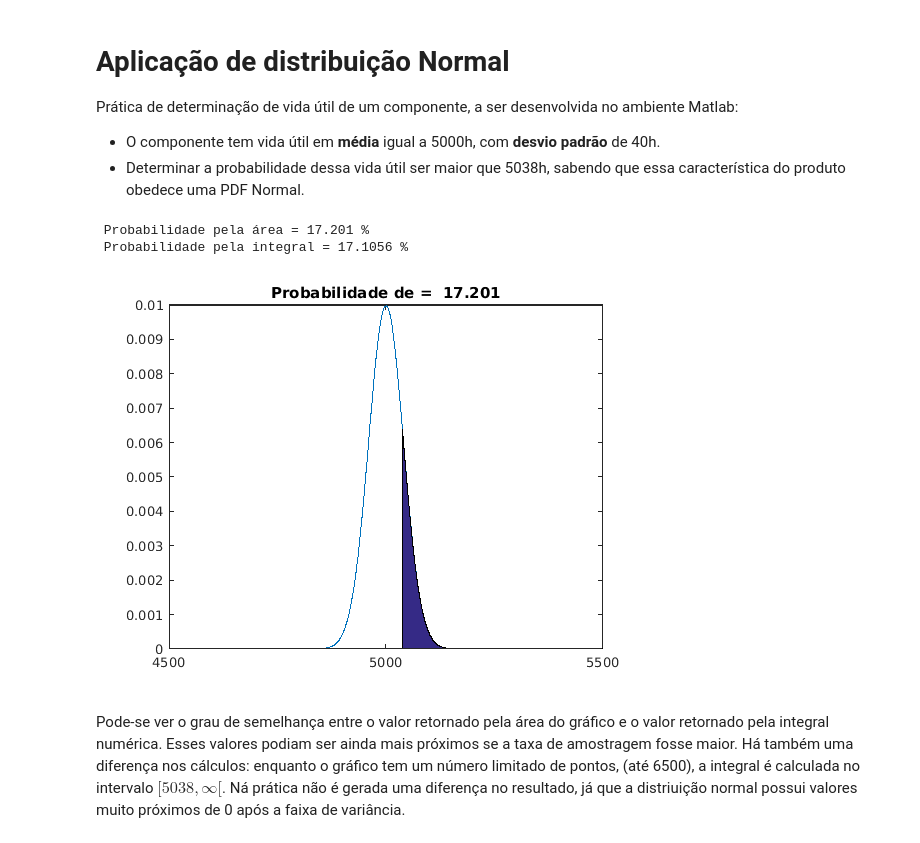
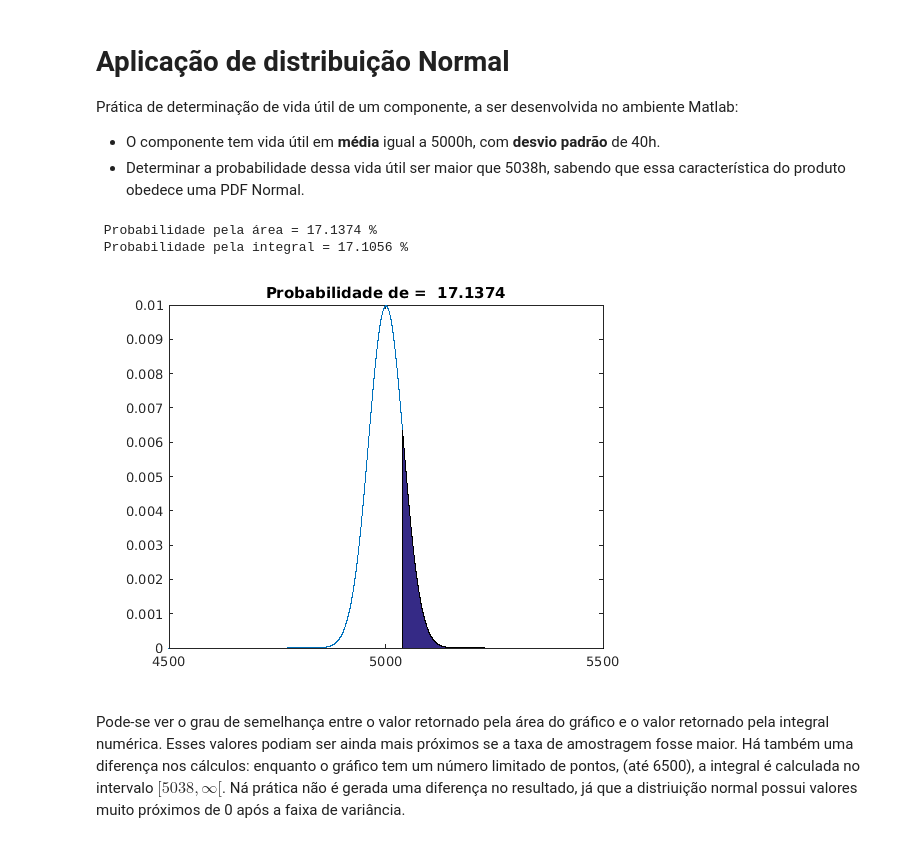
Before and after one commit to fellipe-leandro/fellipe_DCO2004, a Jupyter notebook: H07/D01 - H07.ipynb, the cells around one changed output. Saved outputs shown, nothing was run; the diff lists cells and outputs as text; code cells hidden in the pictures.

```diff
--- a/H07/D01 - H07.ipynb
+++ b/H07/D01 - H07.ipynb
@@ -131,34 +131,34 @@ Prática de determinação de vida útil  de um componente, a ser desenvolvida n
 # %%
 clc;clear all; close all;
 %% Parâmetros
 mu = 5000;                                                 % Média
 sigma = 40;                                                % Desvio padrâo
 T=0.1;                                                     % Taxa de amostragem
 Ti=3500;
 Tf=6500;
 x=Ti:T:Tf;                                               % Eixo x
 point=5038;                                              %Ponto de referencia
 % Distribuição
 DistNorm=normpdf(x,mu,sigma);                           % Distribuição normal
 % Estimação da probabilidade
 % Encontra o local que se deseja estimar:
-indices = round((point-Ti)/T):round((Tf-Ti)/T);
+indices = round((point-Ti)/T)+1:round((Tf-Ti)/T)+1;
 prob1=sum(DistNorm(indices))*T*100;                     % Probabilidade de um evento ocorrer no intervalo
 plot(x,DistNorm);
 xlim([4500 5500])
 title([ 'Probabilidade de =  ' num2str(prob1)  ]);      % Mostra valor verdadeiro de prob1
 hold on;
 area(x(indices),DistNorm(indices));                      % Probabilidade
 % Outra maneira de calcular
 syms xs fs;
 fs = 1/(sqrt(2*pi*sigma^2))*exp(-(xs-mu)^2/(2*sigma^2));
 prob2 = eval(int(fs,5038,inf))*100;
 disp([' Probabilidade pela área = ' num2str(prob1) ' %']);
 disp([' Probabilidade pela integral = ' num2str(prob2) ' %']);
 # %% [output]
- Probabilidade pela área = 17.201 %
+ Probabilidade pela área = 17.1374 %
  Probabilidade pela integral = 17.1056 %
-[figure, old version]
+[figure, new version]
 # %% [markdown]
 Pode-se ver o grau de semelhança entre o valor retornado pela área do gráfico e o valor retornado pela integral numérica. Esses valores podiam ser ainda mais próximos se a taxa de amostragem fosse maior. Há também uma diferença nos cálculos: enquanto o gráfico tem um número limitado de pontos, (até 6500), a integral é calculada no intervalo $[5038, \infty[$. Ná prática não é gerada uma diferença no resultado, já que a distriuição normal possui valores muito próximos de 0 após a faixa de variância.
 # %% [markdown]
```
Also changed, not shown: parts of 4 cells of this notebook, 3 other files.
